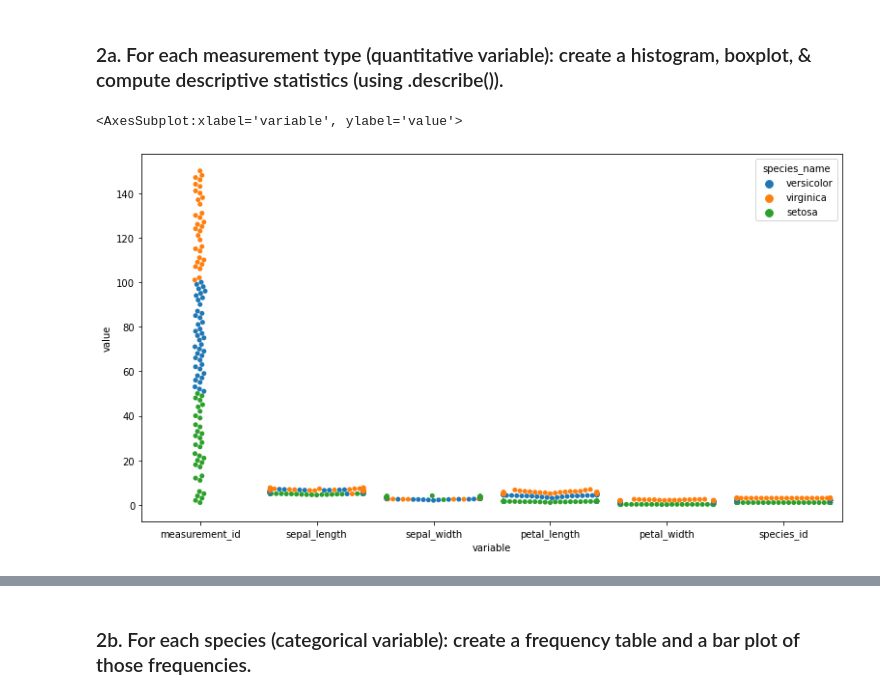
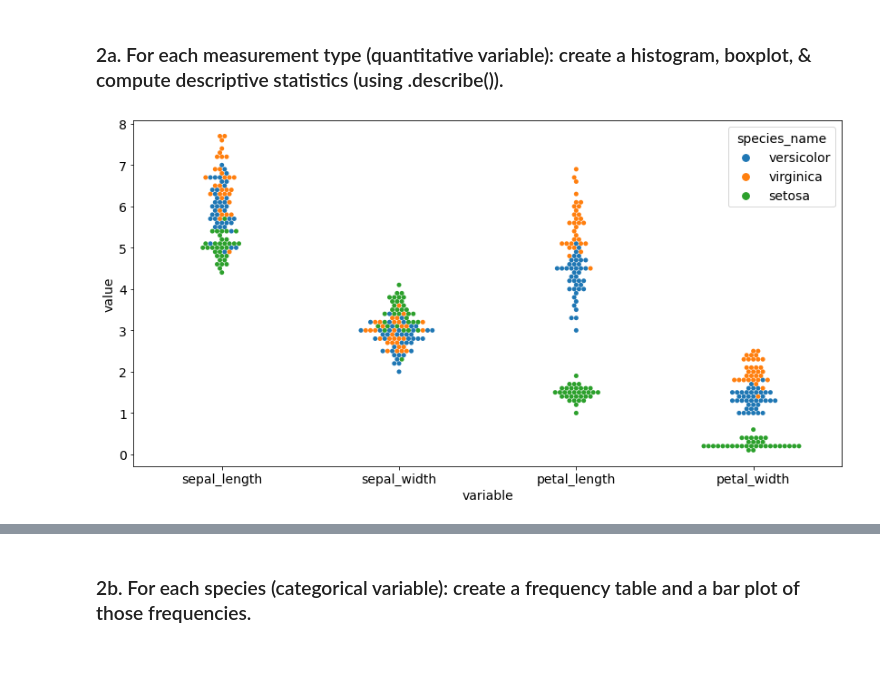
Before and after one commit to natasharivers/Classifications, a Jupyter notebook: classification_exercises.ipynb, the cells around one changed output, grey strips where cells are left out. Cells and saved outputs as stored; diff of their text form; code cells hidden in the pictures; blank space fills up the shorter version.

Commit message:
add to exercises with instructor walkthrough

```diff
--- a/classification_exercises.ipynb
+++ b/classification_exercises.ipynb
@@ -556 +552,4 @@ iris.columns = ['measurement_id', 'sepal_length', 'sepal_width', 'petal_length',
+# %%
+#drop columns that are not needed
+iris=iris.drop(columns=['species_id', 'measurement_id'])
 # %%
@@ -595,15 +565,6 @@ memory usage: 8.3+ KB
-# %%
-iris=clean_iris
 # %%
 #split data using sklearn import
 
-train_and_validate, test = train_test_split(
-    iris,
-    test_size=.15,
-    random_state=123,
-)
-train, validate = train_test_split(
-    train_and_validate,
-    test_size=.15,
-    random_state=123,
-)
+train_and_validate, test = train_test_split(iris,test_size=.15,random_state=123)
+
+train, validate = train_test_split(train_and_validate,test_size=.15,random_state=123)
@@ -705,9 +671,12 @@ ___________
 ### #2. Univariate Stats
 # %% [markdown]
 ### 2a. For each measurement type (quantitative variable): create a histogram, boxplot, & compute descriptive statistics (using .describe()).
+# %%
+#teacher walkthrough- keep font and figure size standard throughout the notebook by using:
+plt.rc('font', size=14)
+plt.rc('figure', figsize=(14,7))
 # %%
-plt.figure(figsize=(13,7))
 sns.swarmplot(x='variable', y='value', hue= 'species_name', data=melt)
+plt.show()
 # %% [output]
-<AxesSubplot:xlabel='variable', ylabel='value'>
-[figure, old version]
+[figure, new version]
```
Also changed, not shown: parts of 41 cells of this notebook.
